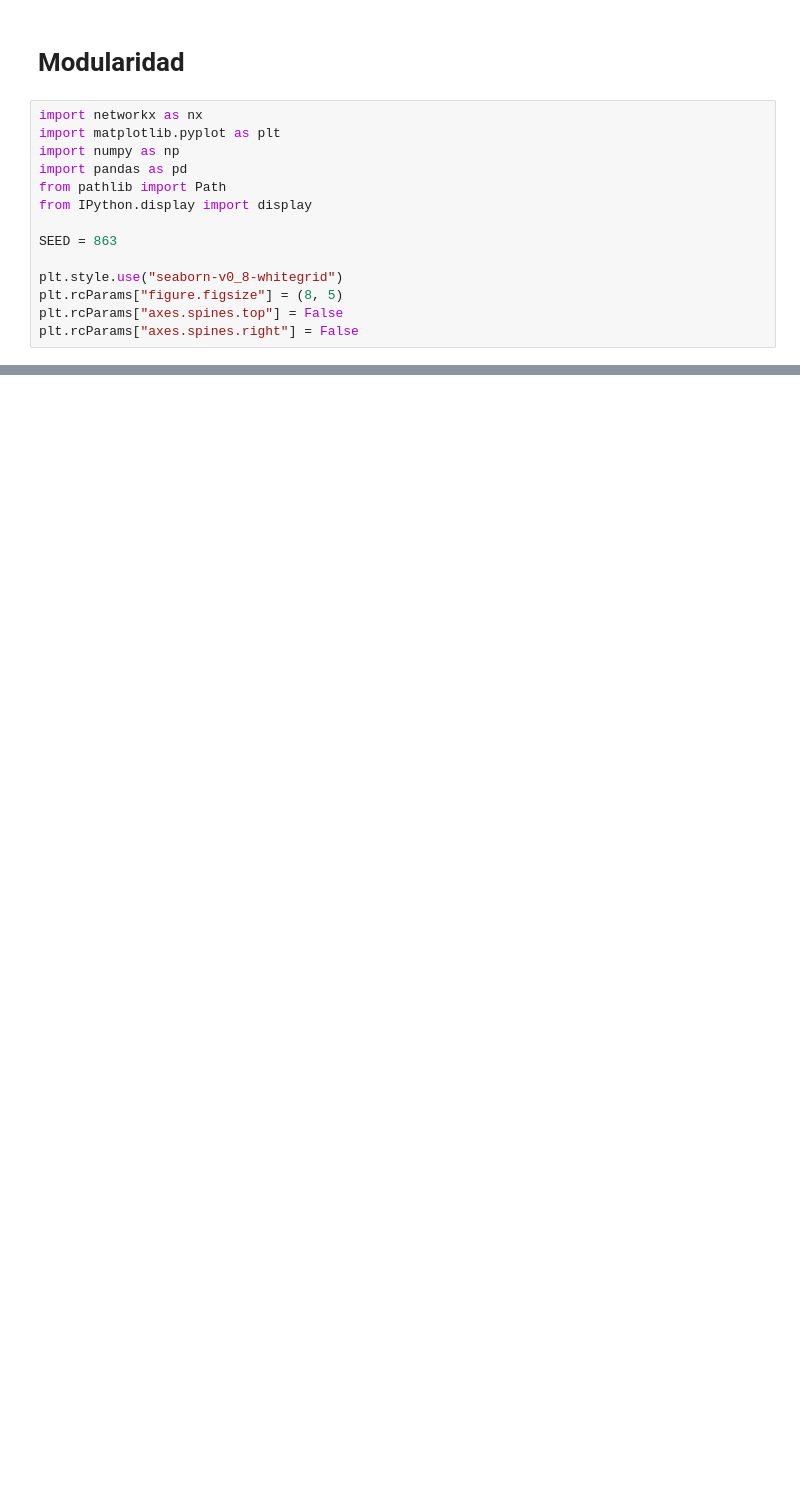
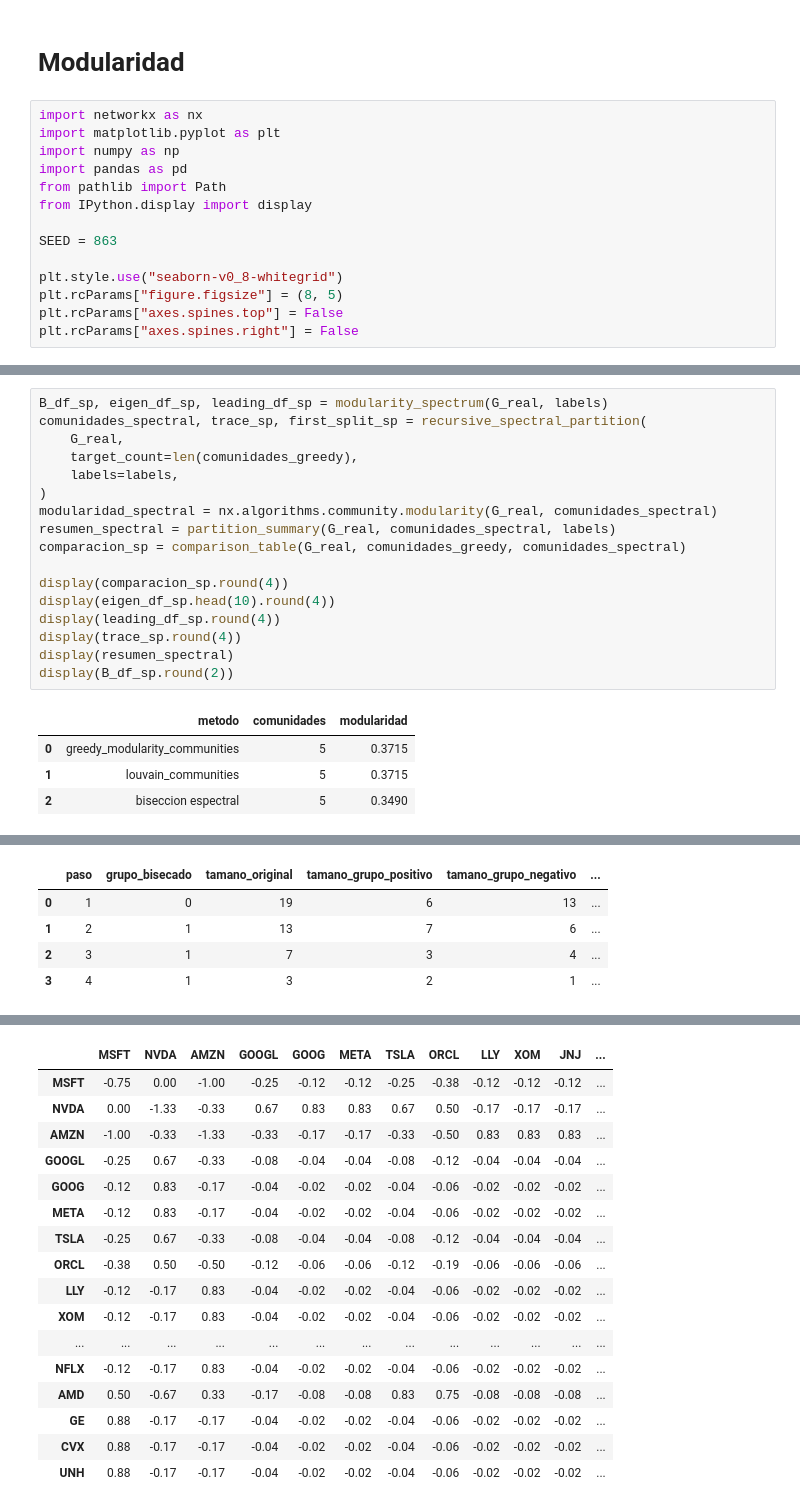
Before and after one commit to heritaco/LDS1121-Complex-Networks, a Jupyter notebook: notebooks/16 Modularidad/03 SP500.ipynb, the cells around one changed output, grey strips where cells are left out. Cells and saved outputs as stored; diff of their text form; blank space fills up the shorter version.

```diff
--- a/notebooks/16 Modularidad/03 SP500.ipynb
+++ b/notebooks/16 Modularidad/03 SP500.ipynb
@@ -62,0 +447,22 @@ G_real = G_full.subgraph(components[0]).copy()
+# %%
+B_df_sp, eigen_df_sp, leading_df_sp = modularity_spectrum(G_real, labels)
+comunidades_spectral, trace_sp, first_split_sp = recursive_spectral_partition(
+    G_real,
+    target_count=len(comunidades_greedy),
+    labels=labels,
+)
+modularidad_spectral = nx.algorithms.community.modularity(G_real, comunidades_spectral)
+resumen_spectral = partition_summary(G_real, comunidades_spectral, labels)
+comparacion_sp = comparison_table(G_real, comunidades_greedy, comunidades_spectral)
+
+display(comparacion_sp.round(4))
+display(eigen_df_sp.head(10).round(4))
+display(leading_df_sp.round(4))
+display(trace_sp.round(4))
+display(resumen_spectral)
+display(B_df_sp.round(2))
+# %% [output]
+|  | metodo | comunidades | modularidad |
+| 0 | greedy_modularity_communities | 5 | 0.3715 |
+| 1 | louvain_communities | 5 | 0.3715 |
+| 2 | biseccion espectral | 5 | 0.3490 |
@@ -62,0 +497,5 @@ G_real = G_full.subgraph(components[0]).copy()
+|  | paso | grupo_bisecado | tamano_original | tamano_grupo_positivo | tamano_grupo_negativo | ... |
+| 0 | 1 | 0 | 19 | 6 | 13 | ... |
+| 1 | 2 | 1 | 13 | 7 | 6 | ... |
+| 2 | 3 | 1 | 7 | 3 | 4 | ... |
+| 3 | 4 | 1 | 3 | 2 | 1 | ... |
@@ -62,0 +508,17 @@ G_real = G_full.subgraph(components[0]).copy()
+|  | MSFT | NVDA | AMZN | GOOGL | GOOG | META | TSLA | ORCL | LLY | XOM | JNJ | ... |
+| MSFT | -0.75 | 0.00 | -1.00 | -0.25 | -0.12 | -0.12 | -0.25 | -0.38 | -0.12 | -0.12 | -0.12 | ... |
+| NVDA | 0.00 | -1.33 | -0.33 | 0.67 | 0.83 | 0.83 | 0.67 | 0.50 | -0.17 | -0.17 | -0.17 | ... |
+| AMZN | -1.00 | -0.33 | -1.33 | -0.33 | -0.17 | -0.17 | -0.33 | -0.50 | 0.83 | 0.83 | 0.83 | ... |
+| GOOGL | -0.25 | 0.67 | -0.33 | -0.08 | -0.04 | -0.04 | -0.08 | -0.12 | -0.04 | -0.04 | -0.04 | ... |
+| GOOG | -0.12 | 0.83 | -0.17 | -0.04 | -0.02 | -0.02 | -0.04 | -0.06 | -0.02 | -0.02 | -0.02 | ... |
+| META | -0.12 | 0.83 | -0.17 | -0.04 | -0.02 | -0.02 | -0.04 | -0.06 | -0.02 | -0.02 | -0.02 | ... |
+| TSLA | -0.25 | 0.67 | -0.33 | -0.08 | -0.04 | -0.04 | -0.08 | -0.12 | -0.04 | -0.04 | -0.04 | ... |
+| ORCL | -0.38 | 0.50 | -0.50 | -0.12 | -0.06 | -0.06 | -0.12 | -0.19 | -0.06 | -0.06 | -0.06 | ... |
+| LLY | -0.12 | -0.17 | 0.83 | -0.04 | -0.02 | -0.02 | -0.04 | -0.06 | -0.02 | -0.02 | -0.02 | ... |
+| XOM | -0.12 | -0.17 | 0.83 | -0.04 | -0.02 | -0.02 | -0.04 | -0.06 | -0.02 | -0.02 | -0.02 | ... |
+| ... | ... | ... | ... | ... | ... | ... | ... | ... | ... | ... | ... | ... |
+| NFLX | -0.12 | -0.17 | 0.83 | -0.04 | -0.02 | -0.02 | -0.04 | -0.06 | -0.02 | -0.02 | -0.02 | ... |
+| AMD | 0.50 | -0.67 | 0.33 | -0.17 | -0.08 | -0.08 | 0.83 | 0.75 | -0.08 | -0.08 | -0.08 | ... |
+| GE | 0.88 | -0.17 | -0.17 | -0.04 | -0.02 | -0.02 | -0.04 | -0.06 | -0.02 | -0.02 | -0.02 | ... |
+| CVX | 0.88 | -0.17 | -0.17 | -0.04 | -0.02 | -0.02 | -0.04 | -0.06 | -0.02 | -0.02 | -0.02 | ... |
+| UNH | 0.88 | -0.17 | -0.17 | -0.04 | -0.02 | -0.02 | -0.04 | -0.06 | -0.02 | -0.02 | -0.02 | ... |
```
Also changed, not shown: parts of 13 cells of this notebook, 5 other files.
